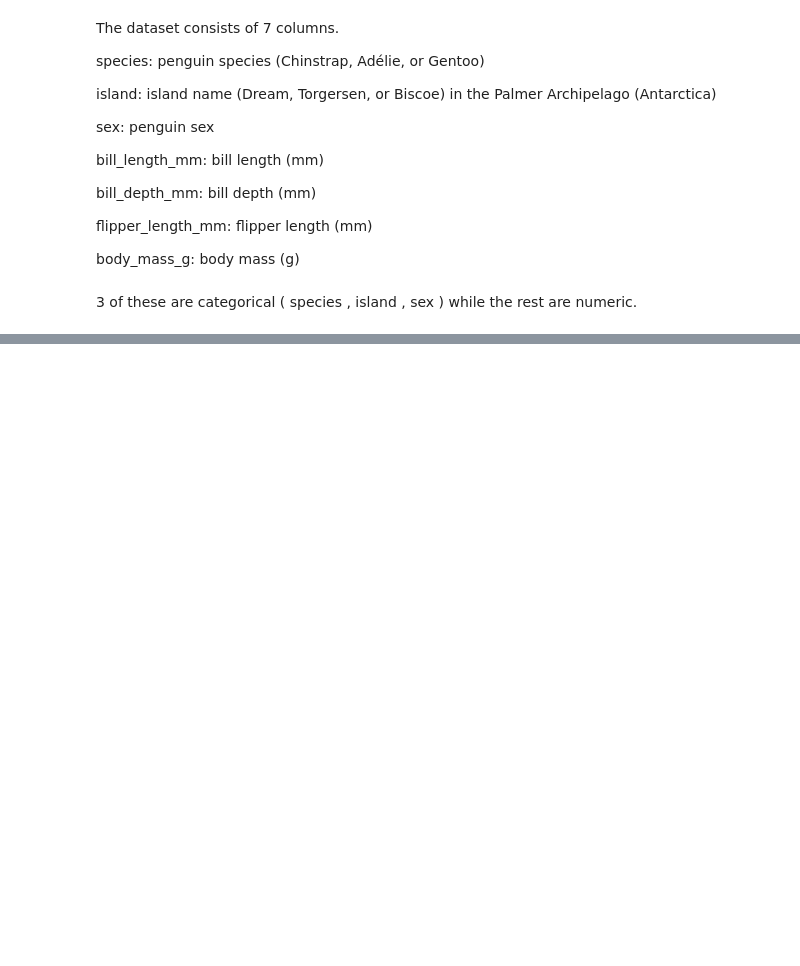
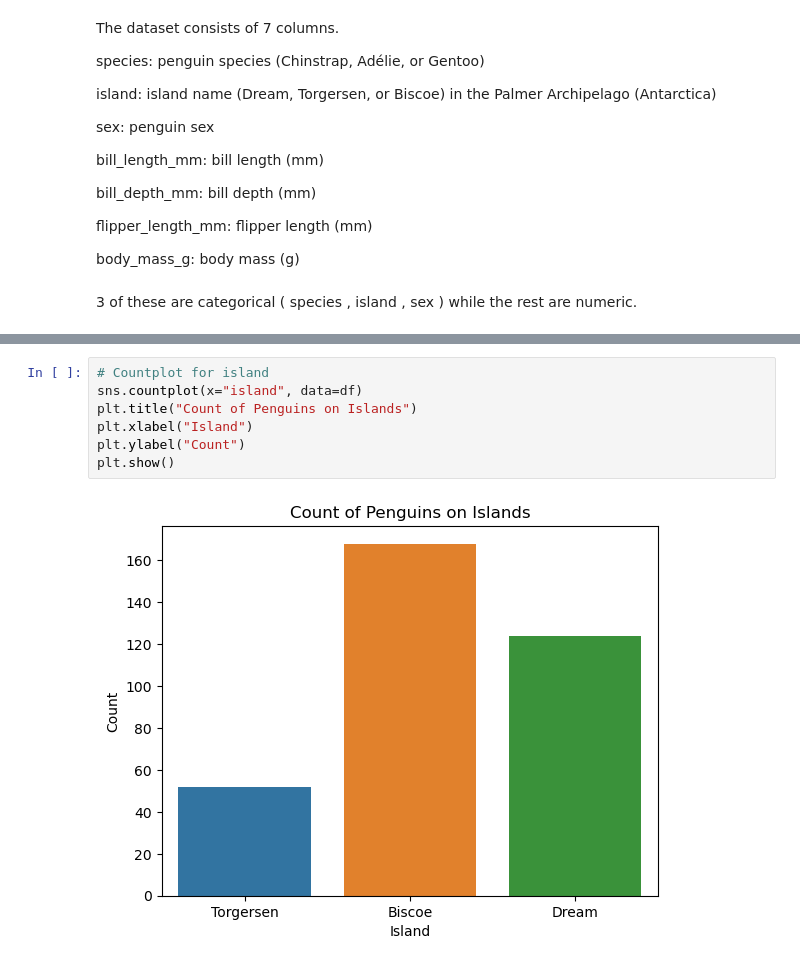
Before and after one commit to Sarahlouhast/FDA_Project, a Jupyter notebook: tasks.ipynb, the cells around one changed output, grey strips where cells are left out. Cells and saved outputs as stored; diff of their text form; blank space fills up the shorter version.

```diff
--- a/tasks.ipynb
+++ b/tasks.ipynb
@@ -95,0 +102,9 @@ body_mass_g: body mass (g)
+# %%
+# Countplot for island
+sns.countplot(x="island", data=df)
+plt.title("Count of Penguins on Islands")
+plt.xlabel("Island")
+plt.ylabel("Count")
+plt.show()
+# %% [output]
+[figure, added]
```
Also changed, not shown: parts of 6 cells of this notebook, 3 other files.
